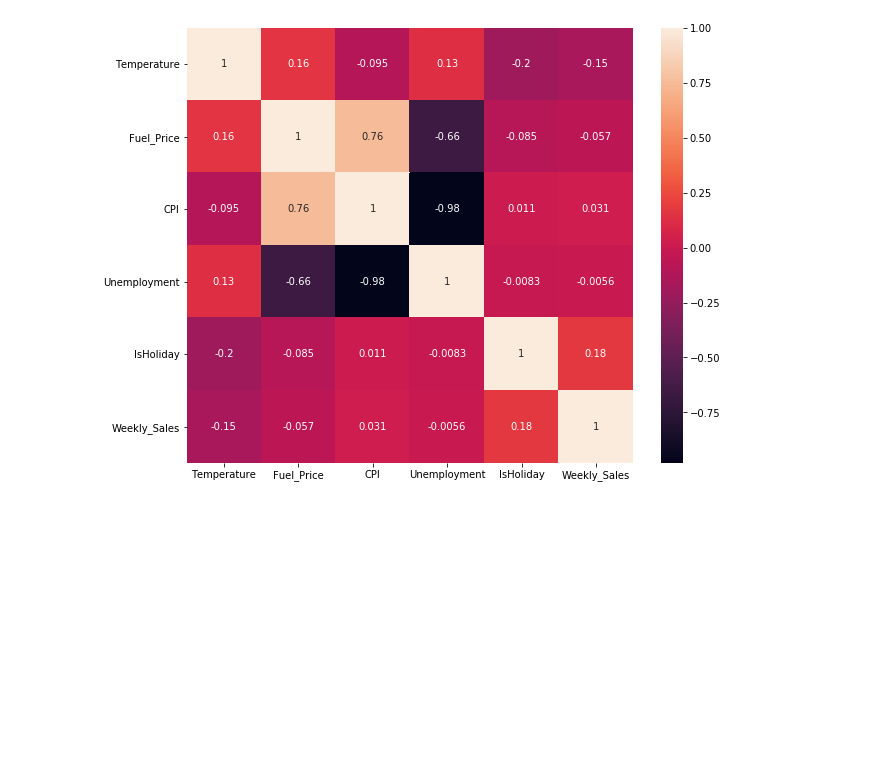
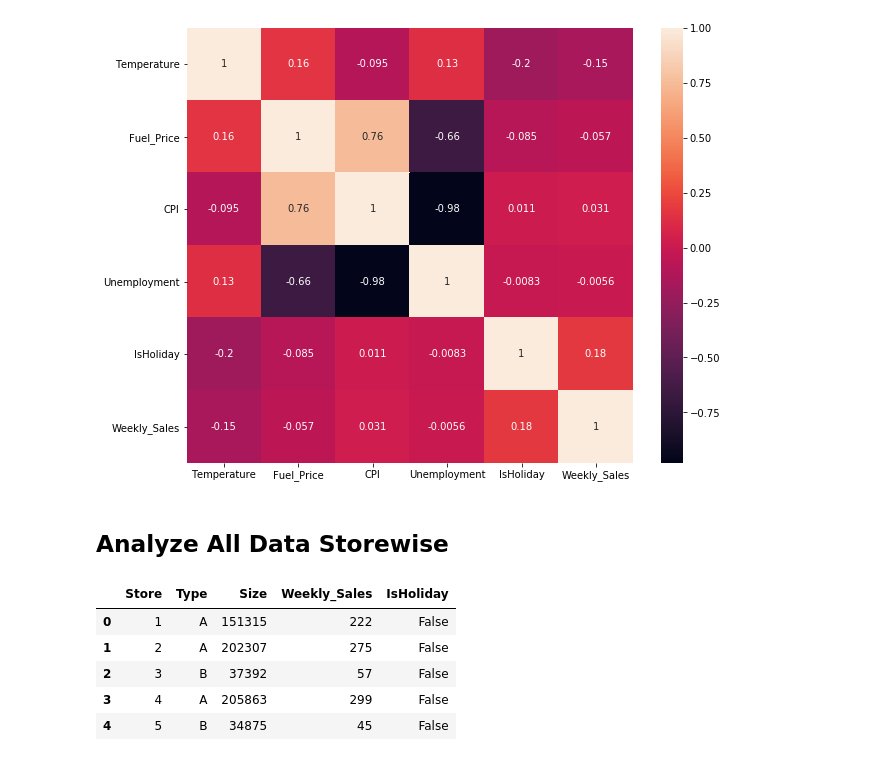
Before and after one commit to patrickbrus/Retail_Data_Analytics, a Jupyter notebook: 1_Data_Exploration.ipynb, the cells around one changed output. Saved outputs shown, nothing was run; the diff lists cells and outputs as text; code cells hidden in the pictures; blank space fills up the shorter version.

```diff
--- a/1_Data_Exploration.ipynb
+++ b/1_Data_Exploration.ipynb
@@ -202,3 +202,18 @@ sns.heatmap(data_datewise_df.corr(), annot=True)
 # %% [output]
 <matplotlib.axes._subplots.AxesSubplot at 0x...>
 [figure]
+# %% [markdown]
+## Analyze All Data Storewise
+# %%
+sales_df_grouped = sales_df.groupby("Store").agg({"Weekly_Sales": "sum",
+                                                 "IsHoliday": "min"})
+data_storewise_df = pd.merge(stores_df, sales_df_grouped, on=["Store"], how="left")
+data_storewise_df["Weekly_Sales"] = (data_storewise_df["Weekly_Sales"] / 1e6).astype(int)
+data_storewise_df.head()
+# %% [output]
+|  | Store | Type | Size | Weekly_Sales | IsHoliday |
+| 0 | 1 | A | 151315 | 222 | False |
+| 1 | 2 | A | 202307 | 275 | False |
+| 2 | 3 | B | 37392 | 57 | False |
+| 3 | 4 | A | 205863 | 299 | False |
+| 4 | 5 | B | 34875 | 45 | False |
```
Also changed, not shown: parts of 3 cells of this notebook.
